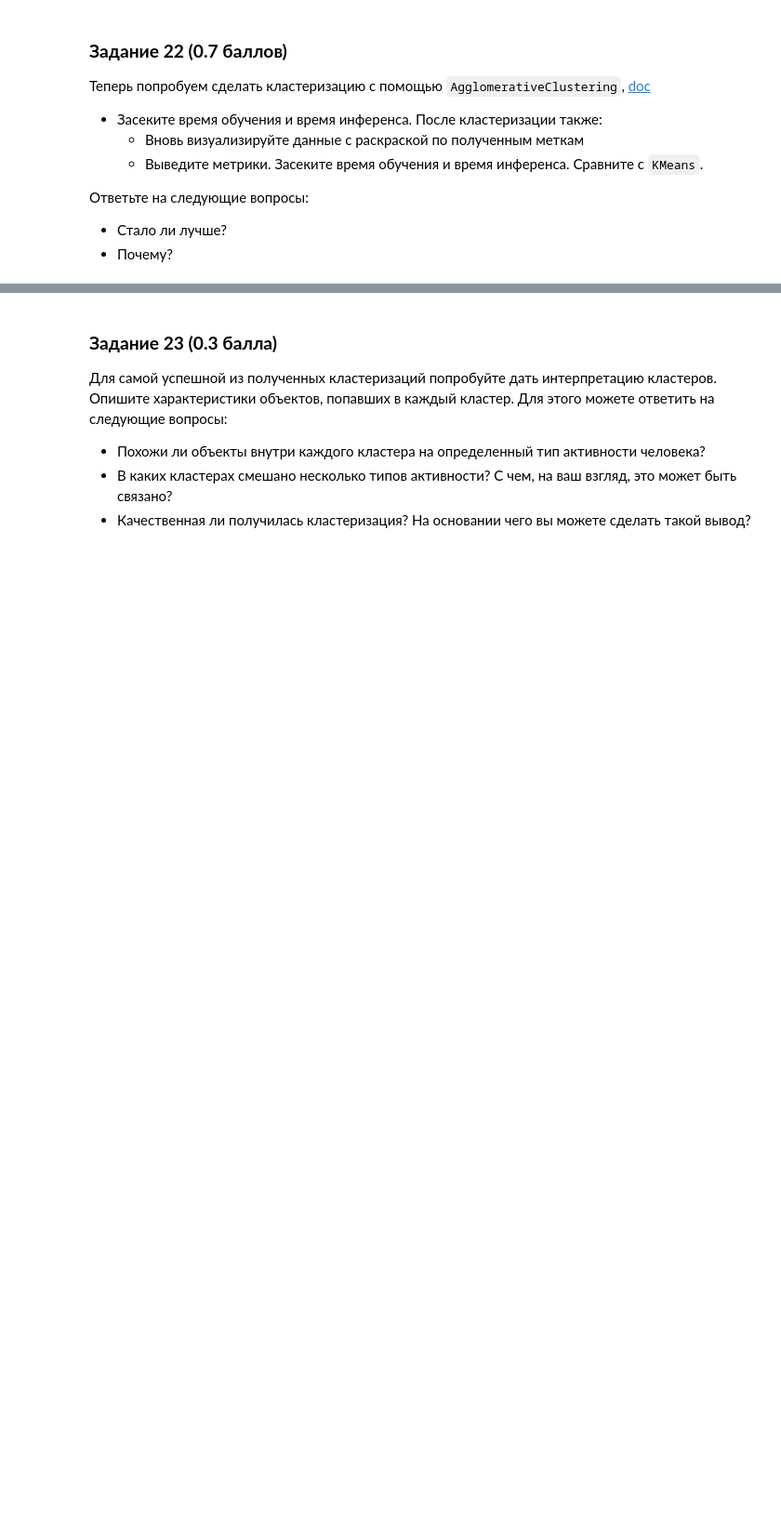
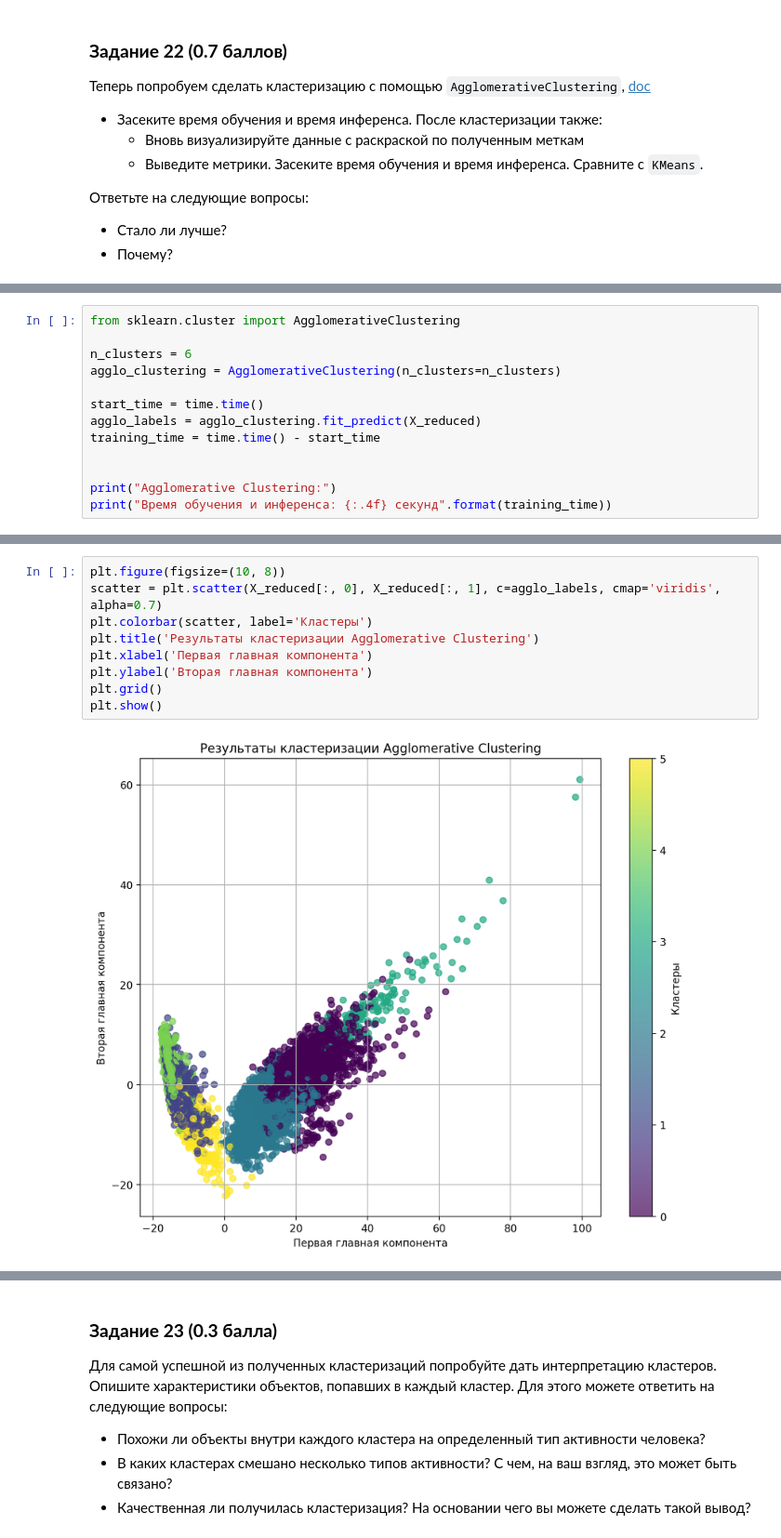
Before and after one commit to xanderkov/HSE-Machine-Learning, a Jupyter notebook: hw-05/Kovel AI Homework 5 Classification.ipynb, the cells around one changed output, grey strips where cells are left out. Shown at 93% size. Drawn from its saved outputs; the diff is of its cells as text; blank space fills up the shorter version.

```diff
--- a/hw-05/Kovel AI Homework 5 Classification.ipynb
+++ b/hw-05/Kovel AI Homework 5 Classification.ipynb
@@ -892,0 +972,13 @@ plt.scatter()
+# %%
+from sklearn.cluster import AgglomerativeClustering
+
+n_clusters = 6
+agglo_clustering = AgglomerativeClustering(n_clusters=n_clusters)
+
+start_time = time.time()
+agglo_labels = agglo_clustering.fit_predict(X_reduced)
+training_time = time.time() - start_time
+
+
+print("Agglomerative Clustering:")
+print("Время обучения и инференса: {:.4f} секунд".format(training_time))
@@ -892,0 +1005,11 @@ plt.scatter()
+# %%
+plt.figure(figsize=(10, 8))
+scatter = plt.scatter(X_reduced[:, 0], X_reduced[:, 1], c=agglo_labels, cmap='viridis', alpha=0.7)
+plt.colorbar(scatter, label='Кластеры')
+plt.title('Результаты кластеризации Agglomerative Clustering')
+plt.xlabel('Первая главная компонента')
+plt.ylabel('Вторая главная компонента')
+plt.grid()
+plt.show()
+# %% [output]
+[figure, added]
```
Also changed, not shown: parts of 30 cells of this notebook.
